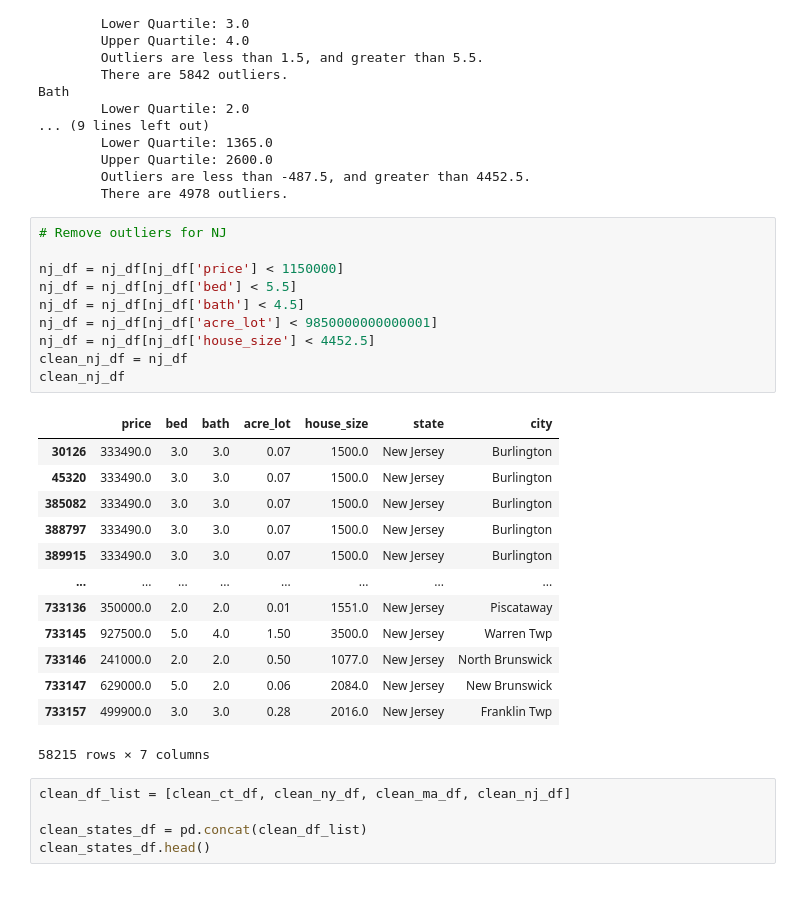
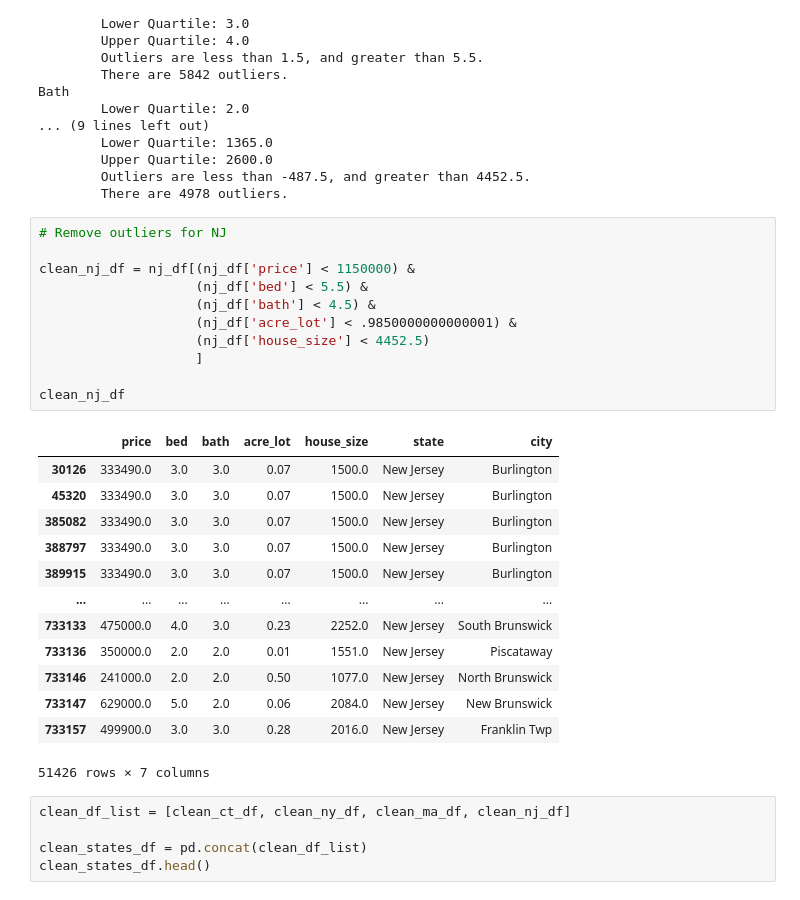
Before and after one commit to NMcHale029/BC-Project-1, a Jupyter notebook: data_cleaning.ipynb, the cells around one changed output. Saved outputs shown, nothing was run; the diff lists cells and outputs as text.

```diff
--- a/data_cleaning.ipynb
+++ b/data_cleaning.ipynb
@@ -278,27 +279,28 @@ Bath
 # %%
 # Remove outliers for NJ
 
-nj_df = nj_df[nj_df['price'] < 1150000]
-nj_df = nj_df[nj_df['bed'] < 5.5]
-nj_df = nj_df[nj_df['bath'] < 4.5]
-nj_df = nj_df[nj_df['acre_lot'] < 9850000000000001]
-nj_df = nj_df[nj_df['house_size'] < 4452.5]
-clean_nj_df = nj_df
+clean_nj_df = nj_df[(nj_df['price'] < 1150000) &
+                    (nj_df['bed'] < 5.5) &
+                    (nj_df['bath'] < 4.5) &
+                    (nj_df['acre_lot'] < .9850000000000001) &
+                    (nj_df['house_size'] < 4452.5)
+                    ]
+
 clean_nj_df
 # %% [output]
 |  | price | bed | bath | acre_lot | house_size | state | city |
 | 30126 | 333490.0 | 3.0 | 3.0 | 0.07 | 1500.0 | New Jersey | Burlington |
 | 45320 | 333490.0 | 3.0 | 3.0 | 0.07 | 1500.0 | New Jersey | Burlington |
 | 385082 | 333490.0 | 3.0 | 3.0 | 0.07 | 1500.0 | New Jersey | Burlington |
 | 388797 | 333490.0 | 3.0 | 3.0 | 0.07 | 1500.0 | New Jersey | Burlington |
 | 389915 | 333490.0 | 3.0 | 3.0 | 0.07 | 1500.0 | New Jersey | Burlington |
 | ... | ... | ... | ... | ... | ... | ... | ... |
+| 733133 | 475000.0 | 4.0 | 3.0 | 0.23 | 2252.0 | New Jersey | South Brunswick |
 | 733136 | 350000.0 | 2.0 | 2.0 | 0.01 | 1551.0 | New Jersey | Piscataway |
-| 733145 | 927500.0 | 5.0 | 4.0 | 1.50 | 3500.0 | New Jersey | Warren Twp |
 | 733146 | 241000.0 | 2.0 | 2.0 | 0.50 | 1077.0 | New Jersey | North Brunswick |
 | 733147 | 629000.0 | 5.0 | 2.0 | 0.06 | 2084.0 | New Jersey | New Brunswick |
 | 733157 | 499900.0 | 3.0 | 3.0 | 0.28 | 2016.0 | New Jersey | Franklin Twp |
-58215 rows × 7 columns
+51426 rows × 7 columns
 # %%
 clean_df_list = [clean_ct_df, clean_ny_df, clean_ma_df, clean_nj_df]
 
```
Also changed, not shown: parts of 3 cells of this notebook, 1 other file.
